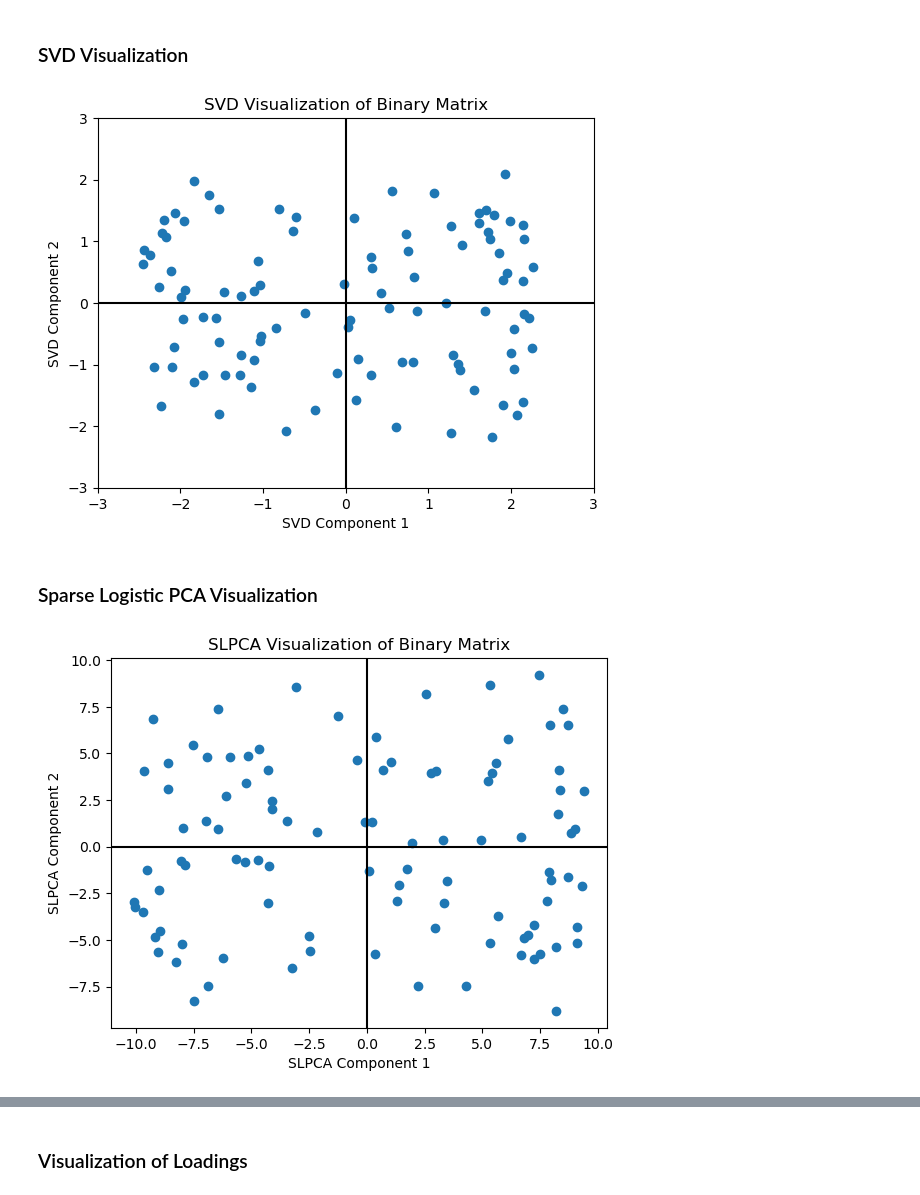
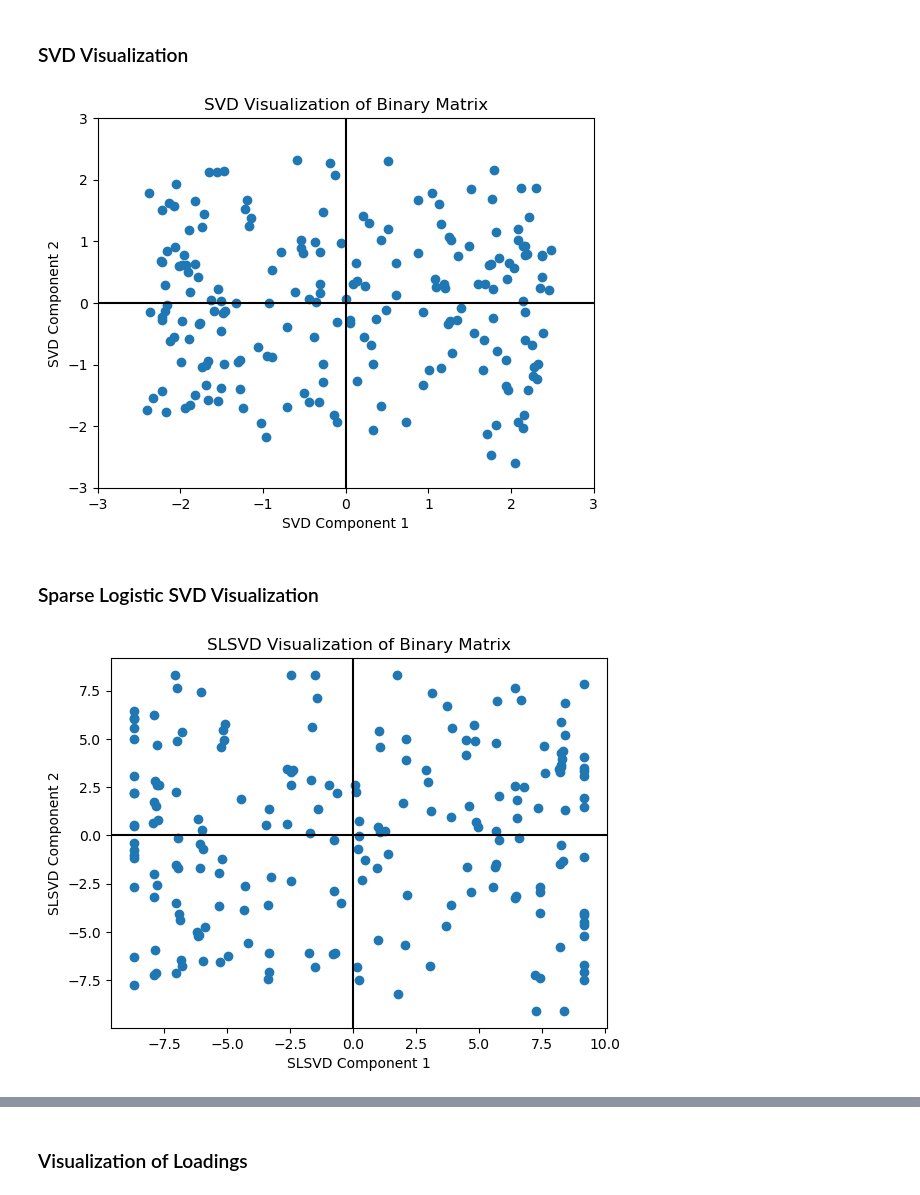
Before and after one commit to andyzhangstat/SLSVD, a Jupyter notebook: docs/example.ipynb, the cells around one changed output, grey strips where cells are left out. Drawn from its saved outputs; the diff is of its cells as text; code cells hidden in the pictures.

```diff
--- a/docs/example.ipynb
+++ b/docs/example.ipynb
@@ -16,7 +16,7 @@ import matplotlib.pyplot as plt
 # %%
 from slsvd.data_generation import generate_data
 # %%
-bin_mat, loadings, scores, diagonal=generate_data(n=100, d=50, rank=2, random_seed=123)
+bin_mat, loadings, scores, diagonal=generate_data(n=200, d=100, rank=2, random_seed=123)
 # %%
 bin_mat.shape
 # %% [output]
@@ -99,8 +118,8 @@ thelam
 array([ 0.01      ,  0.02154435,  0.04641589,  0.1       ,  0.21544347,
         0.46415888,  1.        ,  2.15443469,  4.64158883, 10.        ])
 # %%
-thelam = np.array([4.64])
+#thelam = np.array([4.64])
 # %%
-mu, A, B, zeros, BIC, m,  lambda_val=sparse_logistic_pca_coord(bin_mat, lambdas=thelam,k=2)
+mu, A, B, zeros, BICs=sparse_logistic_pca_coord(bin_mat, lambdas=thelam,k=2)
 # %%
 #mu, A, B, zeros, BIC, m, lambda_val= sparse_logistic_pca(bin_mat, lambda_val=0.01, k=2, procrustes=False, lasso=False)
@@ -224,17 +349,17 @@ plt.ylim(-3, 3)
 
 plt.show()
 # %% [output]
-[figure, old version]
+[figure, new version]
 # %% [markdown]
-### Sparse Logistic PCA Visualization
+### Sparse Logistic SVD Visualization
 # %%
-slpca_result=A
-plt.scatter(slpca_result[:, 0], slpca_result[:, 1])
-plt.title('SLPCA Visualization of Binary Matrix')
-plt.xlabel('SLPCA Component 1')
-plt.ylabel('SLPCA Component 2')
+slsvd_result=A
+plt.scatter(slsvd_result[:, 0], slsvd_result[:, 1])
+plt.title('SLSVD Visualization of Binary Matrix')
+plt.xlabel('SLSVD Component 1')
+plt.ylabel('SLSVD Component 2')
 plt.axvline(x=0,color='black')
 plt.axhline(y=0,color='black')
 plt.show()
 # %% [output]
-[figure, old version]
+[figure, new version]
```
Also changed, not shown: parts of 66 cells of this notebook, 2 other files.
